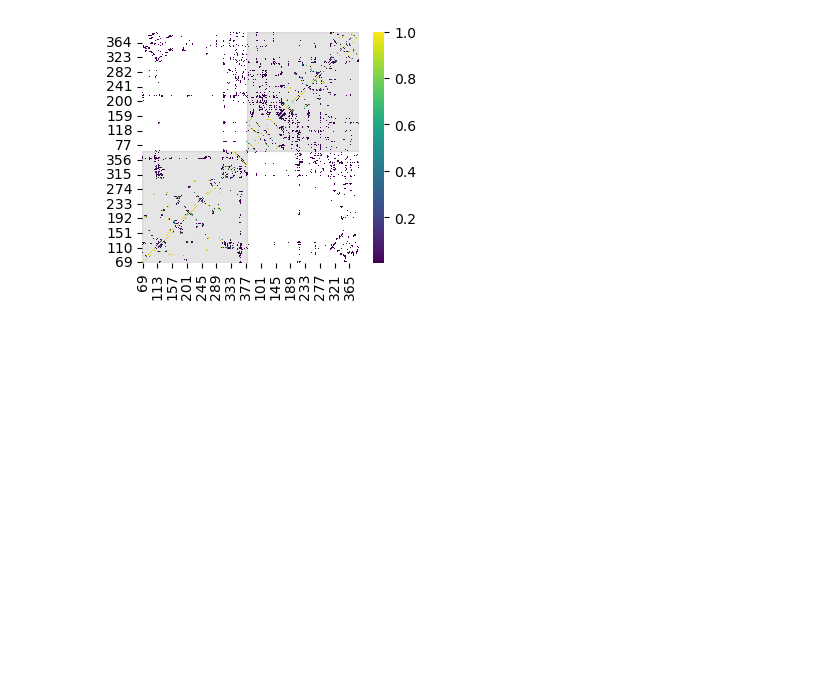
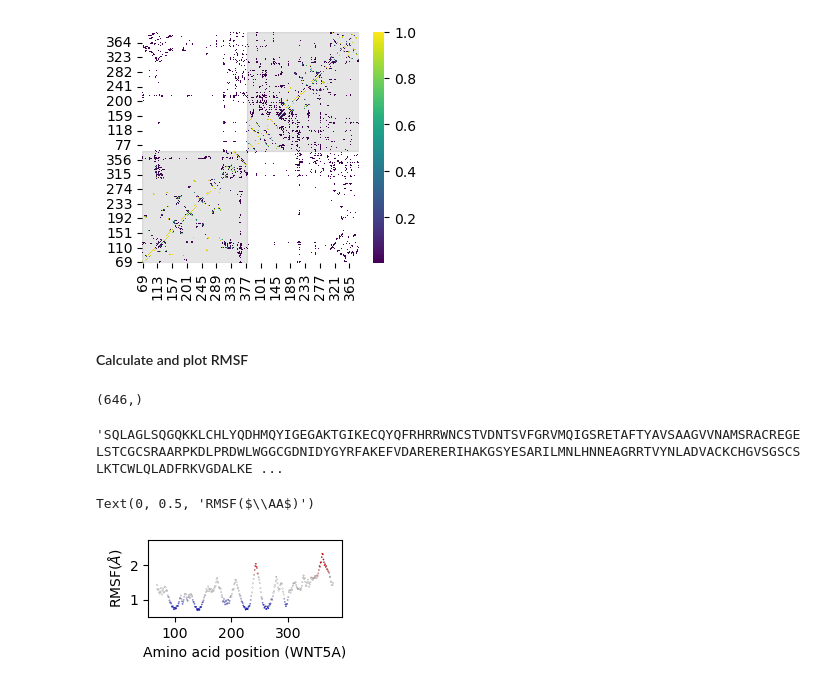
Before and after one commit to lcscs12345/ppi_conservation, a Jupyter notebook: jupyter_notebooks/wnt_ror.ipynb, the cells around one changed output. Drawn from its saved outputs; the diff is of its cells as text; code cells hidden in the pictures; blank space fills up the shorter version.

Commit message:
add rmsf analysis

```diff
--- a/jupyter_notebooks/wnt_ror.ipynb
+++ b/jupyter_notebooks/wnt_ror.ipynb
@@ -479,7 +479,7 @@ from contact_map import ContactFrequency
 import seaborn as sns
 import matplotlib.pyplot as plt
 
-traj = md.load('/home/limch05p/lim_group/ppi/doc/alphaflow/output/WNT5A_HUMAN_and_ROR2_HUMAN.pdb')
+traj = md.load('../data/WNT5A_HUMAN_and_ROR2_HUMAN.pdb.gz')
 traj_contacts = ContactFrequency(traj)
 traj_contacts = traj_contacts.residue_contacts.df
 traj_contacts.index = list(range(69,69+311)) + list(range(60,60+335))
@@ -493,3 +493,44 @@ ax.axvspan(xmin=311, xmax=traj_contacts.shape[0], ymin=311/traj_contacts.shape[0
 plt.savefig('../figs/contact_map.pdf')
 # %% [output]
 [figure]
+# %% [markdown]
+#### Calculate and plot RMSF
+# %%
+import pandas as pd
+import mdtraj as md
+
+traj=md.load('../data/WNT5A_HUMAN_and_ROR2_HUMAN.pdb.gz')
+traj.atom_slice([a.index for a in trajectory.top.atoms if a.element.symbol != 'H'], True)
+traj.atom_slice([a.index for a in trajectory.top.atoms if a.name == 'CA'], True)
+traj.n_atoms
+
+rmsf = md.rmsf(traj, traj, 0)
+rmsf.shape
+# %% [output]
+(646,)
+# %%
+selected = pd.read_csv('../data/selected.csv')
+selected['lengths'] = selected['seqres'].str.split(':').apply(lambda x: [len(i) for i in x])
+selected[selected['name']=='WNT5A_HUMAN_and_ROR2_HUMAN'].seqres.iloc[0]
+# %% [output]
+'SQLAGLSQGQKKLCHLYQDHMQYIGEGAKTGIKECQYQFRHRRWNCSTVDNTSVFGRVMQIGSRETAFTYAVSAAGVVNAMSRACREGELSTCGCSRAARPKDLPRDWLWGGCGDNIDYGYRFAKEFVDARERERIHAKGSYESARILMNLHNNEAGRRTVYNLADVACKCHGVSGSCSLKTCWLQLADFRKVGDALKE ...
+# %%
+import seaborn as sns
+import matplotlib.pyplot as plt
+import matplotlib.colors as mcolors
+
+colors = ['Blue', 'White', 'White','Red', 'Red']  # Red, Green, Blue
+cmap_custom = mcolors.LinearSegmentedColormap.from_list('custom', colors)
+
+wnt5_rmsf = pd.DataFrame({'Position':list(range(69,69+311)), 'RMSF':rmsf[:311]})
+
+plt.figure(figsize=(2.5,1))
+sns.scatterplot(data=wnt5_rmsf, x='Position',y='RMSF', s=1, hue='RMSF', hue_norm=(0.69,2.5), palette=cmap_custom,
+           edgecolor='black', linewidths=0.1, legend=None)
+plt.ylim(0.5,2.75)
+plt.xlabel('Amino acid position (WNT5A)')
+plt.ylabel(r'RMSF($\AA$)')
+plt.savefig('../figs/rmsf_WNT5A.pdf', bbox_inches='tight')
+# %% [output]
+Text(0, 0.5, 'RMSF($\\AA$)')
+[figure, added]
```
Also changed, not shown: parts of 2 cells of this notebook, 4 other files.
